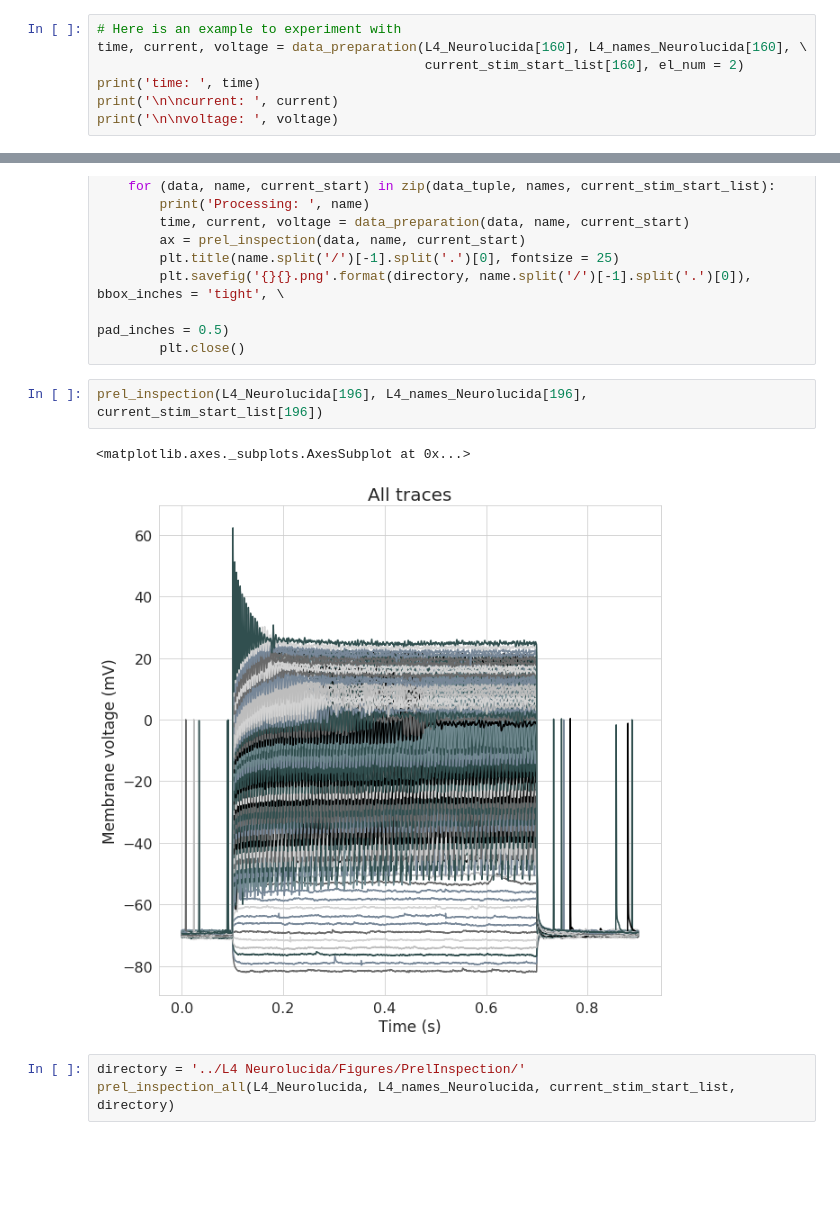
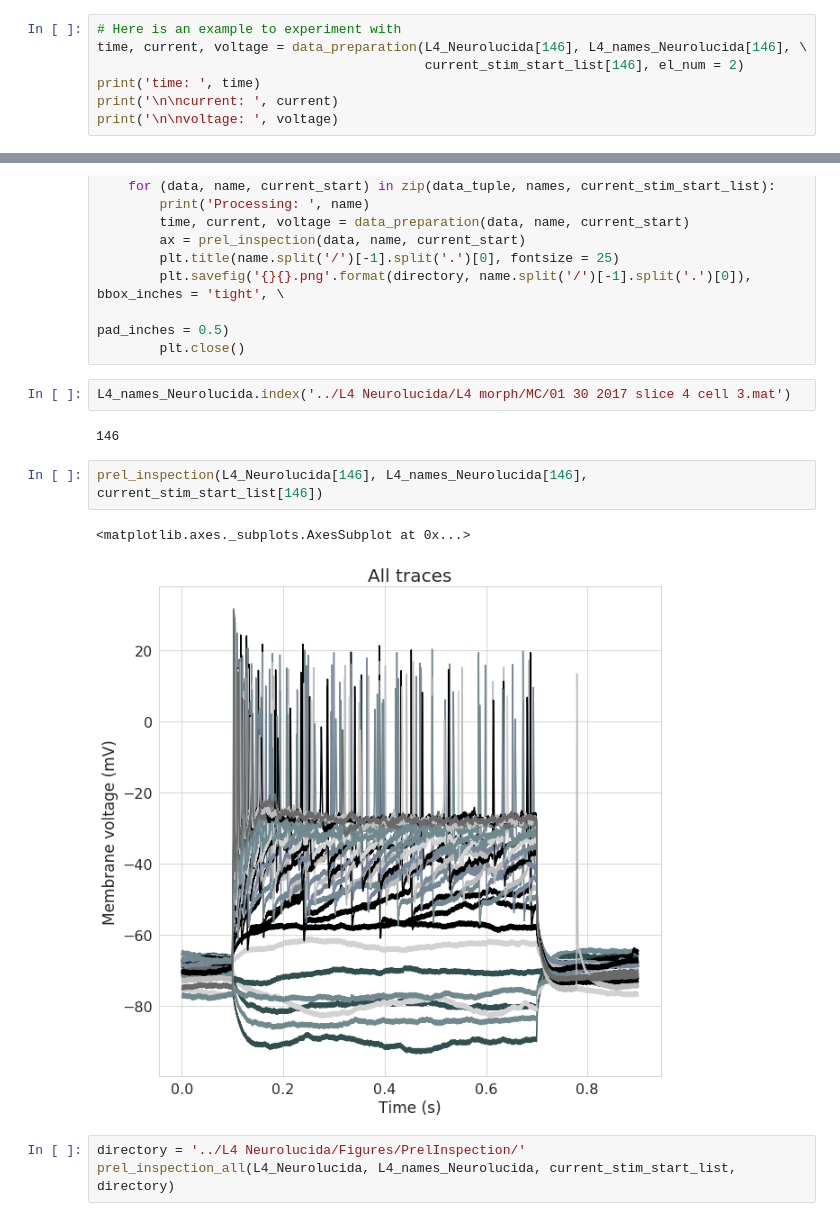
Before and after one commit to berenslab/layer4, a Jupyter notebook: ephys/GetFeaturesPipelineL4Neurolucida.ipynb, the cells around one changed output, grey strips where cells are left out. Drawn from its saved outputs; the diff is of its cells as text; blank space fills up the shorter version.

```diff
--- a/ephys/GetFeaturesPipelineL4Neurolucida.ipynb
+++ b/ephys/GetFeaturesPipelineL4Neurolucida.ipynb
@@ -211,8 +191,8 @@ def data_preparation(data, data_name, current_start, el_num = 2, current_step =
     return time, current, voltage
 # %%
 # Here is an example to experiment with
-time, current, voltage = data_preparation(L4_Neurolucida[160], L4_names_Neurolucida[160], \
-                                          current_stim_start_list[160], el_num = 2)
+time, current, voltage = data_preparation(L4_Neurolucida[146], L4_names_Neurolucida[146], \
+                                          current_stim_start_list[146], el_num = 2)
 print('time: ', time)
 print('\n\ncurrent: ', current)
 print('\n\nvoltage: ', voltage)
@@ -826,11 +851,15 @@ def prel_inspection_all(data_tuple, names, current_stim_start_list, directory):
         plt.savefig('{}{}.png'.format(directory, name.split('/')[-1].split('.')[0]), bbox_inches = 'tight', \
                                                                                      pad_inches = 0.5)
         plt.close()
+# %%
+L4_names_Neurolucida.index('../L4 Neurolucida/L4 morph/MC/01 30 2017 slice 4 cell 3.mat')
+# %% [output]
+146
 # %%
-prel_inspection(L4_Neurolucida[196], L4_names_Neurolucida[196], current_stim_start_list[196])
+prel_inspection(L4_Neurolucida[146], L4_names_Neurolucida[146], current_stim_start_list[146])
 # %% [output]
 <matplotlib.axes._subplots.AxesSubplot at 0x...>
-[figure, old version]
+[figure, new version]
 # %%
 directory = '../L4 Neurolucida/Figures/PrelInspection/'
 prel_inspection_all(L4_Neurolucida, L4_names_Neurolucida, current_stim_start_list, directory)
```
Also changed, not shown: parts of 13 cells of this notebook.
